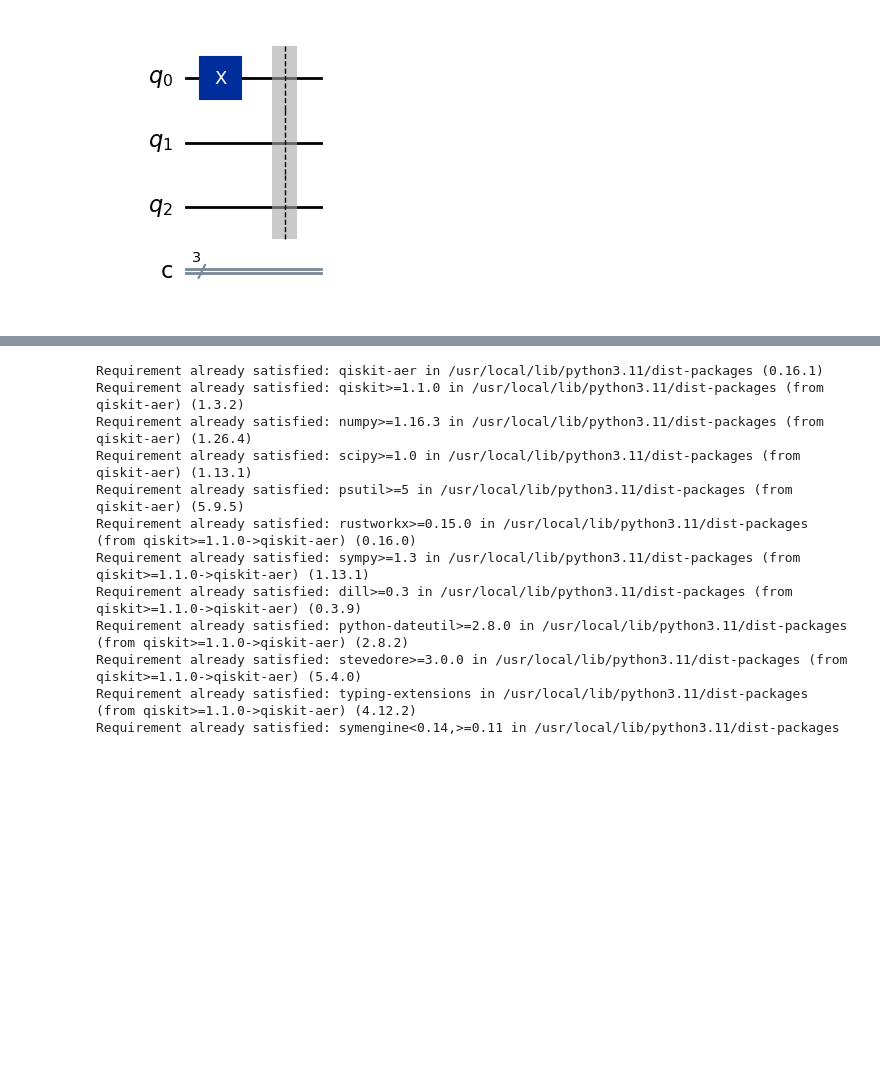
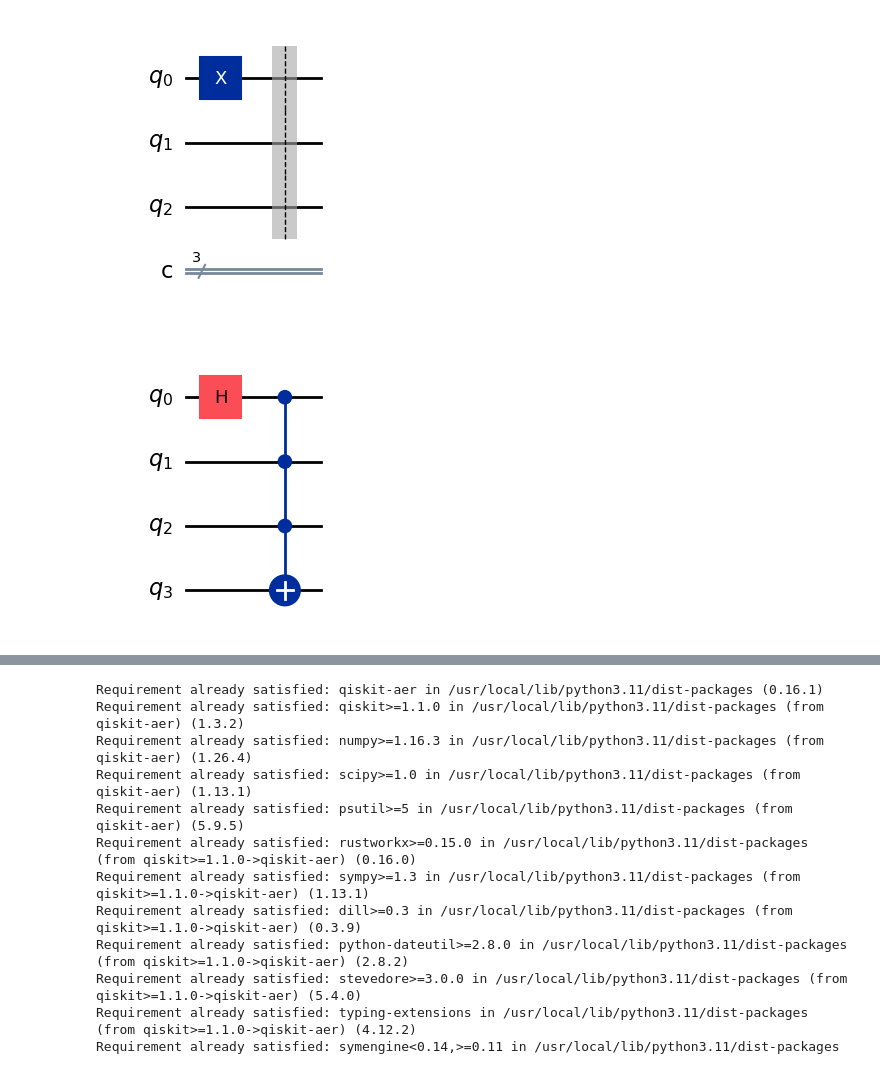
Before and after one commit to ajit-ai/QuantumComputing, a Jupyter notebook: QisKit_BaseCircuit.ipynb, the cells around one changed output, grey strips where cells are left out. Saved outputs shown, nothing was run; the diff lists cells and outputs as text; code cells hidden in the pictures; blank space fills up the shorter version.

```diff
--- a/QisKit_BaseCircuit.ipynb
+++ b/QisKit_BaseCircuit.ipynb
@@ -178,3 +180,16 @@ circuit.draw(output='mpl') # Now this should work
 # %% [output]
 Requirement already satisfied: pylatexenc in /usr/local/lib/python3.11/dist-packages (2.10)
 [figure]
+# %%
+from qiskit import QuantumCircuit
+from qiskit.circuit.library import HGate, MCXGate
+
+mcx_gate = MCXGate(3)
+hadamard_gate = HGate()
+
+qc = QuantumCircuit(4)
+qc.append(hadamard_gate, [0])
+qc.append(mcx_gate, [0, 1, 2, 3])
+qc.draw("mpl")
+# %% [output]
+[figure, added]
```
Also changed, not shown: parts of 32 cells of this notebook.
